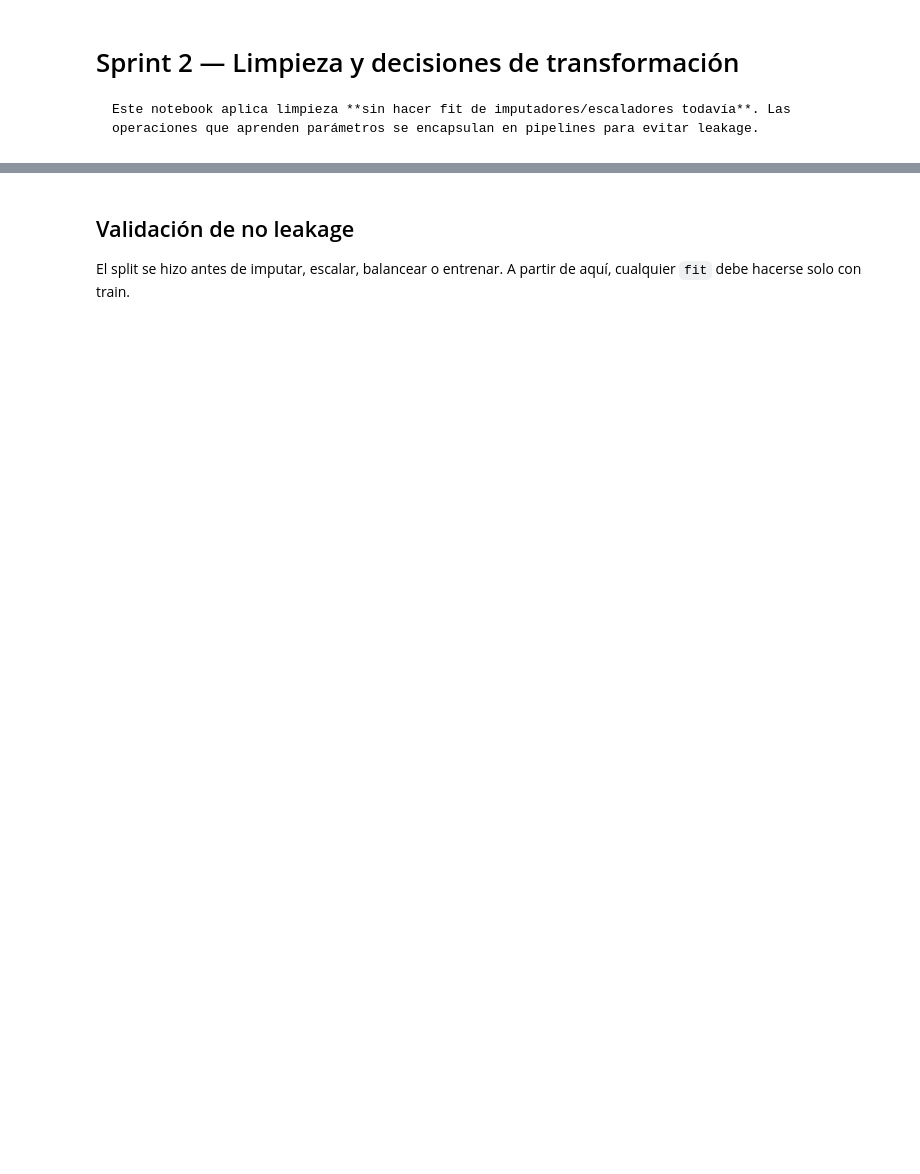
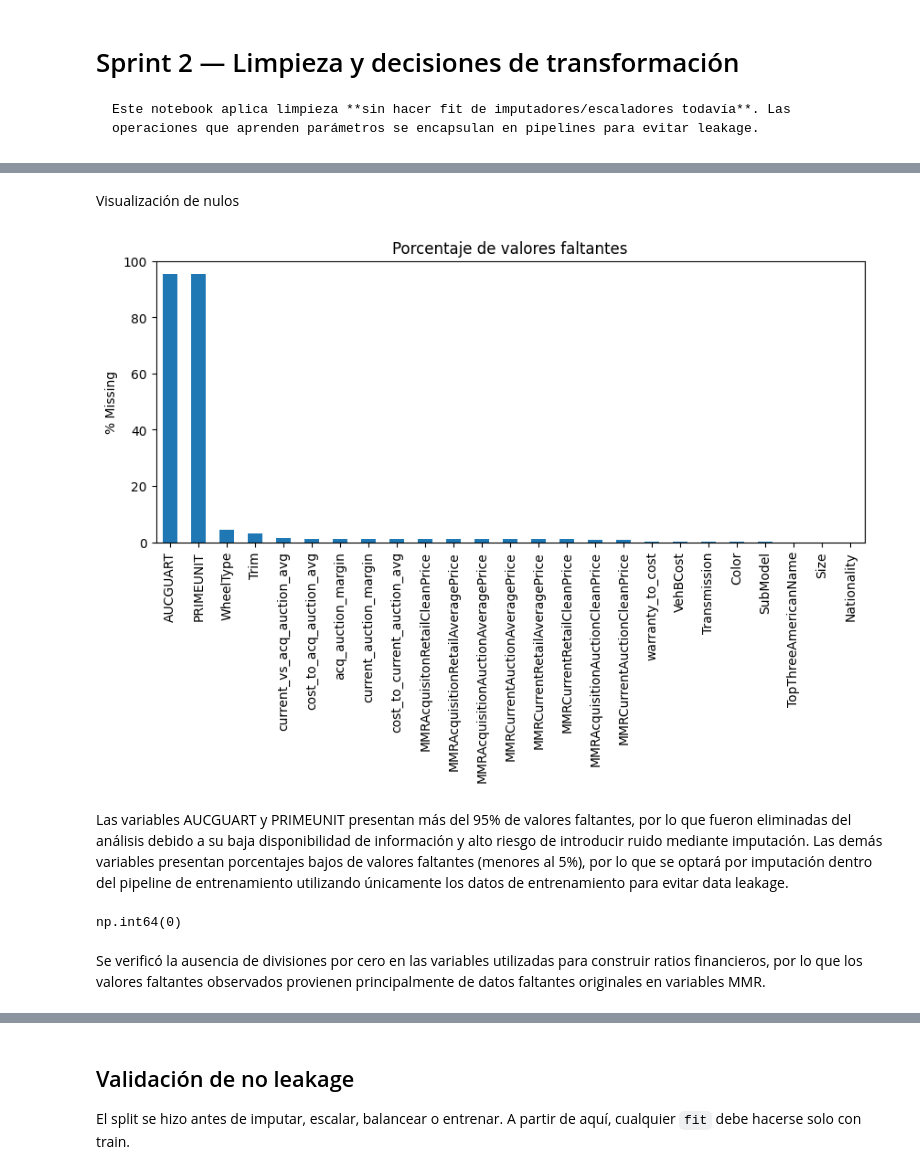
Before and after one commit to pucp-datanalytics/dp261-g1, a Jupyter notebook: notebooks/05_data_cleaning.ipynb, the cells around one changed output, grey strips where cells are left out. Drawn from its saved outputs; the diff is of its cells as text; code cells hidden in the pictures; blank space fills up the shorter version.

```diff
--- a/notebooks/05_data_cleaning.ipynb
+++ b/notebooks/05_data_cleaning.ipynb
@@ -39,0 +69,9 @@ Antes: (72983, 33) Después features: (72983, 41)
+# %%
+missing = (
+    df.isnull()
+      .mean()
+      .mul(100)
+      .sort_values(ascending=False)
+)
+
+display(missing[missing > 0])
@@ -39,0 +96,10 @@ Antes: (72983, 33) Después features: (72983, 41)
+# %% [markdown]
+Visualización de nulos
+# %%
+plt.figure(figsize=(10,4))
+missing[missing > 0].plot(kind='bar')
+plt.ylabel('% Missing')
+plt.title('Porcentaje de valores faltantes')
+plt.show()
+# %% [output]
+[figure, added]
@@ -39,0 +110,9 @@ Antes: (72983, 33) Después features: (72983, 41)
+# %% [markdown]
+Las variables AUCGUART y PRIMEUNIT presentan más del 95% de valores faltantes, por lo que fueron eliminadas del análisis debido a su baja disponibilidad de información y alto riesgo de introducir ruido mediante imputación.
+Las demás variables presentan porcentajes bajos de valores faltantes (menores al 5%), por lo que se optará por imputación dentro del pipeline de entrenamiento utilizando únicamente los datos de entrenamiento para evitar data leakage.
+# %%
+(df['MMRAcquisitionAuctionAveragePrice'] == 0).sum()
+# %% [output]
+np.int64(0)
+# %% [markdown]
+Se verificó la ausencia de divisiones por cero en las variables utilizadas para construir ratios financieros, por lo que los valores faltantes observados provienen principalmente de datos faltantes originales en variables MMR.
```
Also changed, not shown: parts of 12 cells of this notebook, 8 other files.
